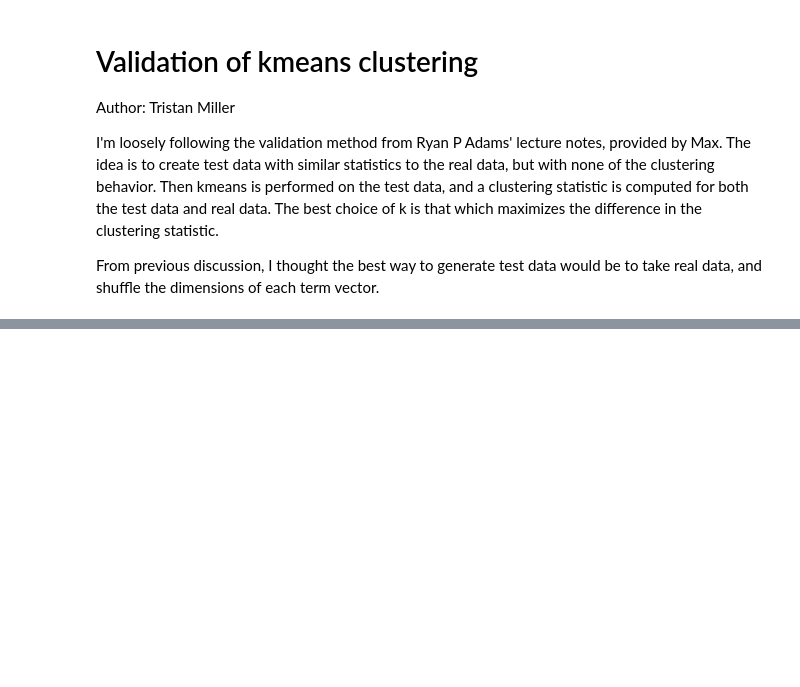
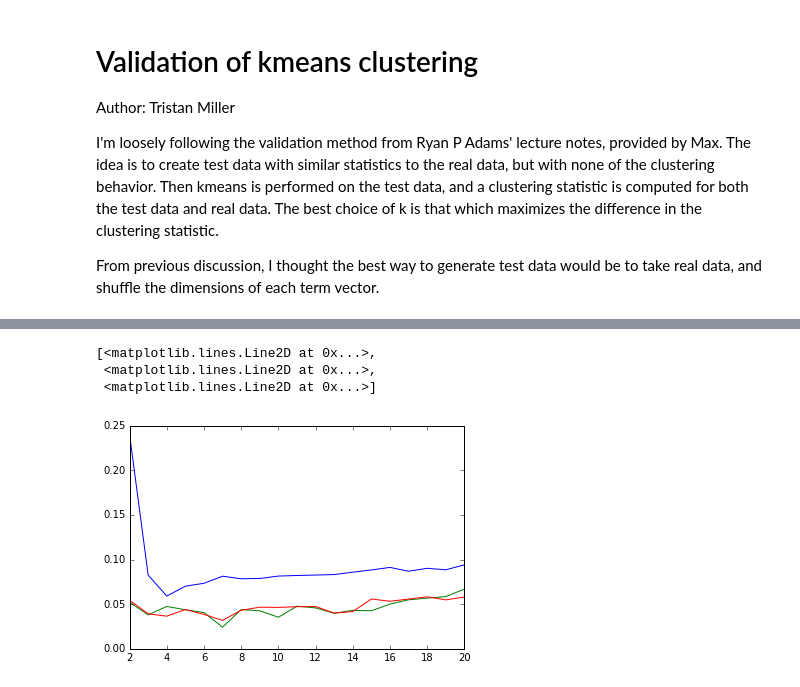
Before and after one commit to tristanlmiller/Topic-Ontology, a Jupyter notebook: kmeans_validation.ipynb, the cells around one changed output, grey strips where cells are left out. Cells and saved outputs as stored; diff of their text form; code cells hidden in the pictures; blank space fills up the shorter version.

```diff
--- a/kmeans_validation.ipynb
+++ b/kmeans_validation.ipynb
@@ -92,0 +127,8 @@ print(stat)
+# %%
+#Finally, generate the test data
+random.seed(3372)
+test_matrix1 = generate_test_data(unweighted_words)
+test_matrix2 = generate_test_data(test_matrix1)
+#apply TF-IDF weighting to test data
+test_data1 = Tfidf.transform(test_matrix1)
+test_data2 = Tfidf.transform(test_matrix2)
@@ -92,0 +255,8 @@ print(stat)
+# %%
+stat3_real = []
+stat3_test1 = []
+stat3_test2 = []
+for i in range(2,21):
+    stat3_real.append(cluster_statistic3(real_data,means_real[i-1],pred_real[i-1]))
+    stat3_test1.append(cluster_statistic3(test_data1,means_test1[i-1],pred_test1[i-1]))
+    stat3_test2.append(cluster_statistic3(test_data2,means_test2[i-1],pred_test2[i-1]))
@@ -92,0 +272,7 @@ print(stat)
+# %%
+plt.plot(range(2,21),stat3_real,'',range(2,21),stat3_test1,'',range(2,21),stat3_test2,'')
+# %% [output]
+[<matplotlib.lines.Line2D at 0x...>,
+ <matplotlib.lines.Line2D at 0x...>,
+ <matplotlib.lines.Line2D at 0x...>]
+[figure, added]
```
Also changed, not shown: parts of 33 cells of this notebook.
